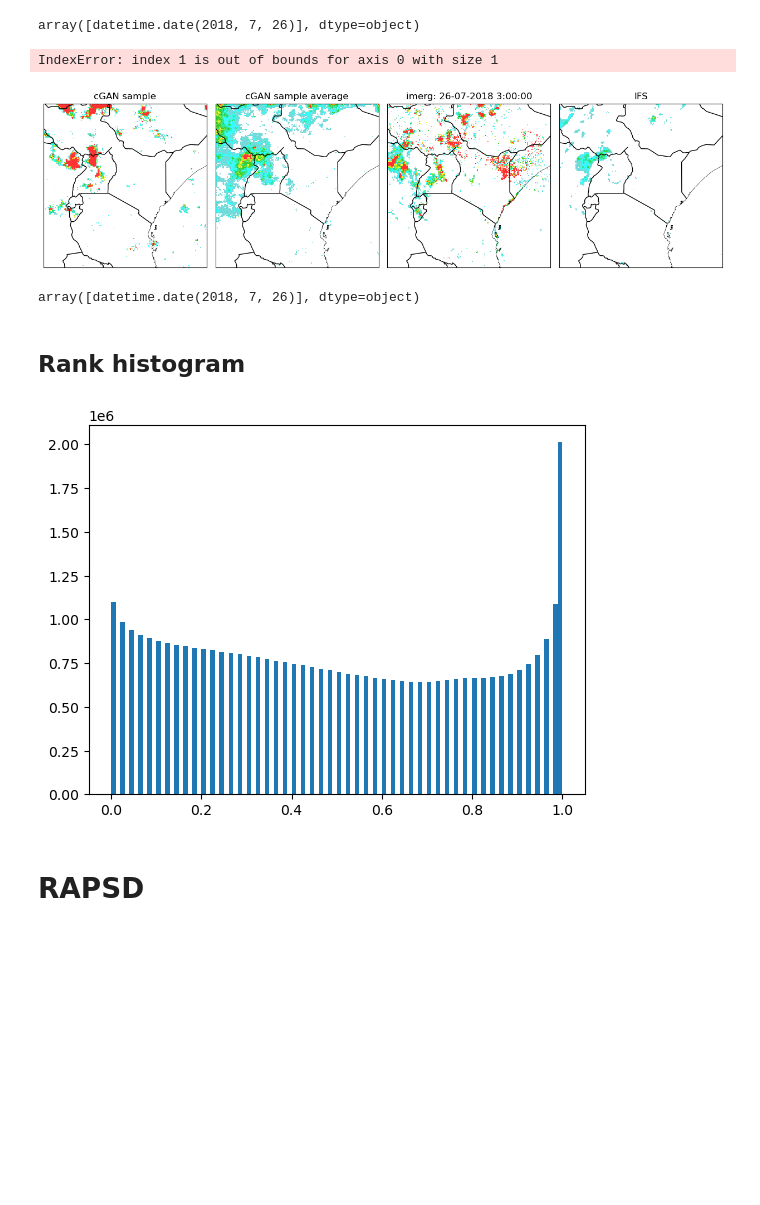
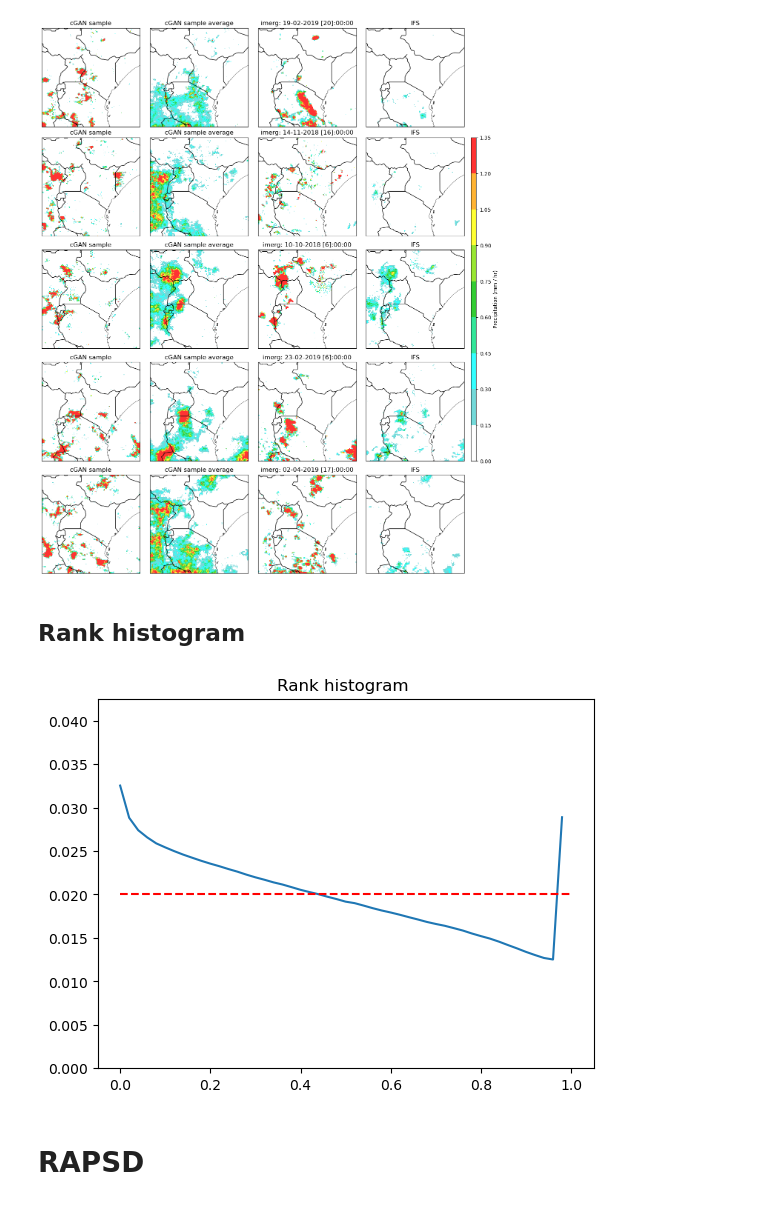
Before and after one commit to mlangguth89/downscaling-cgan, a Jupyter notebook: notebooks/plot_cgan_metrics.ipynb, the cells around one changed output. Drawn from its saved outputs; the diff is of its cells as text; code cells hidden in the pictures; blank space fills up the shorter version.

Commit message:
updated metrics

```diff
--- a/notebooks/plot_cgan_metrics.ipynb
+++ b/notebooks/plot_cgan_metrics.ipynb
@@ -36,10 +40,6 @@ samples_gen_array = arrays['samples_gen']
 fcst_array = arrays['fcst_array']
 dates = arrays['dates']
 hours = arrays['hours']
-# %%
-dates
-# %% [output]
-array([datetime.date(2018, 7, 26)], dtype=object)
 # %%
 import os
 import pickle
@@ -84,38 +84,33 @@ for n in tqdm(range(num_samples)):
     fcst = fcst_array[n,:,:]
     date = dates[n]
     hour = hours[n]
     avg_img_gens = img_gens.mean(axis=-1)
-    date_str = date.strftime('%d-%m-%Y') + f' {hour}:00:00'
+    date_str = date[0].strftime('%d-%m-%Y') + f' {hour}:00:00'
 
     # cGAN
     data_lookup = {'cgan_sample': {'data': img_gens[:,:,0], 'title': 'cGAN sample'},
                    'cgan_mean': {'data': avg_img_gens, 'title': f'cGAN sample average'},
                    'imerg' : {'title': f"imerg: {date_str}", 'data': truth},
                    'ifs': {'data': fcst, 'title': 'IFS'}
                    }
     for col, (k, val) in enumerate(data_lookup.items()):
 
         ax = fig.add_subplot(gs[n, col], projection = ccrs.PlateCarree())
         im = plot_precip(np_array=val['data'], ax=ax, levels=precip_levels)
         ax.set_title(val['title'])
 
 precip_cmap = ListedColormap(metpy_plots.ctables.colortables["precipitation"][:len(precip_levels)-1], 'precipitation')
 precip_norm = BoundaryNorm(precip_levels, precip_cmap.N)
 cbar_ax = fig.add_subplot(gs[1:-1 ,-1])
 # cb = mpl.colorbar.Colorbar(axd['cbar'], cmap=precip_cmap, norm=precip_norm)
 # cbar_ax = fig.add_axes([0.95, 0.0, 0.02, 0.95])
 cb = fig.colorbar(im, cax=cbar_ax, orientation='vertical', shrink = 0.2, aspect=20)
 
 # cb.ax.set_yticks(precip_levels)
 # cb.ax.set_yticklabels(precip_levels)
 # cb.ax.tick_params(axis='both', which='major')
 cb.ax.set_ylabel("Precipitation (mm / hr)")
 plt.savefig('cGAN_samples_IFS.png', dpi=fig.dpi)
 # %% [output]
-IndexError: index 1 is out of bounds for axis 0 with size 1
-[figure, old version]
+[figure, new version]
-# %%
-dates
-# %% [output]
-array([datetime.date(2018, 7, 26)], dtype=object)
 # %%
@@ -141,11 +135,19 @@ for k, v in special_areas.items():
     special_areas[k]['lon_index_range'] = [lon_range.index(v['lon_range'][0]), lon_range.index(v['lon_range'][1])]
 # %% [markdown]
 ## Rank histogram
-# %%
-plt.hist(ranks_dict['ranks'], bins=100)
-plt.show()
-# %% [output]
-[figure, removed]
+# %%
+fig, ax = plt.subplots(1,1)
+(h, _) = np.histogram(ranks_dict['ranks'], bins=50)
+h = h / h.sum()
+ax.plot(h)
+ax.hlines(1/50, 0, 50, linestyles='dashed', colors=['r'])
+ax.set_xticks(np.arange(0, 51, 10))
+ax.set_xticklabels(np.round(np.arange(0, 1.2, 0.2), 1))
+ax.set_ylim([0, max(h)+0.01])
+ax.set_title('Rank histogram ')
+plt.savefig('cgan_metrics/rank_hist.png')
+# %% [output]
+[figure, added]
 # %% [markdown]
 # RAPSD
 # %%
```
Also changed, not shown: parts of 19 cells of this notebook.
